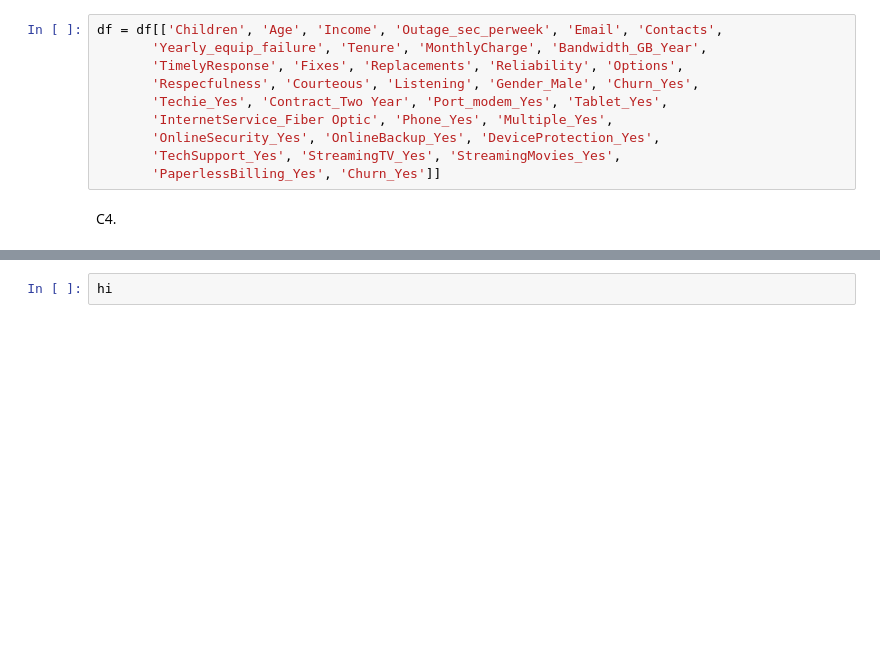
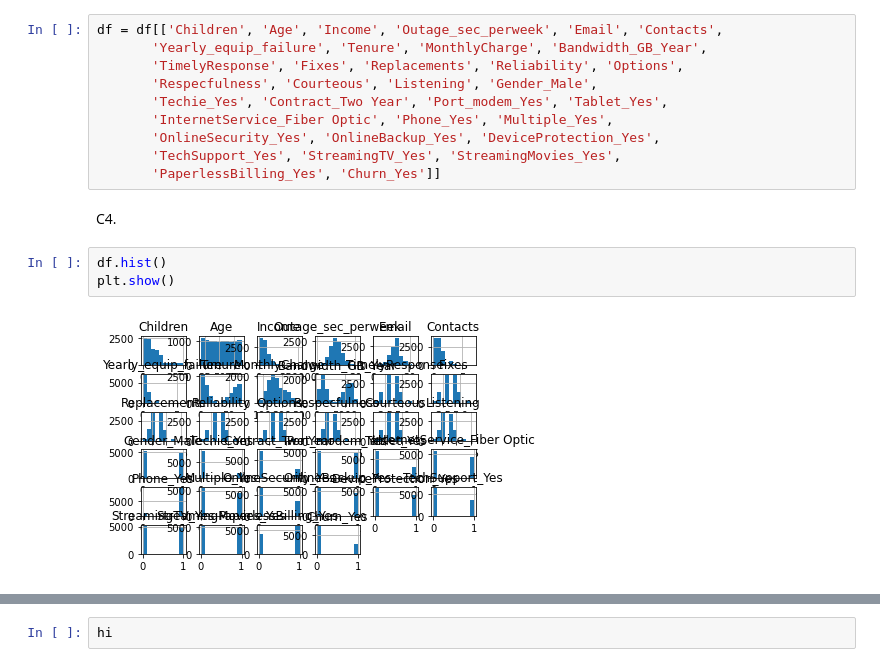
Before and after one commit to michaelle93/D208PA2, a Jupyter notebook: D208PA2.ipynb, the cells around one changed output, grey strips where cells are left out. Cells and saved outputs as stored; diff of their text form; blank space fills up the shorter version.

```diff
--- a/D208PA2.ipynb
+++ b/D208PA2.ipynb
@@ -267,7 +344,7 @@ Index(['Children', 'Age', 'Income', 'Outage_sec_perweek', 'Email', 'Contacts',
 df = df[['Children', 'Age', 'Income', 'Outage_sec_perweek', 'Email', 'Contacts',
        'Yearly_equip_failure', 'Tenure', 'MonthlyCharge', 'Bandwidth_GB_Year',
        'TimelyResponse', 'Fixes', 'Replacements', 'Reliability', 'Options',
-       'Respecfulness', 'Courteous', 'Listening', 'Gender_Male', 'Churn_Yes',
+       'Respecfulness', 'Courteous', 'Listening', 'Gender_Male',
        'Techie_Yes', 'Contract_Two Year', 'Port_modem_Yes', 'Tablet_Yes',
        'InternetService_Fiber Optic', 'Phone_Yes', 'Multiple_Yes',
        'OnlineSecurity_Yes', 'OnlineBackup_Yes', 'DeviceProtection_Yes',
@@ -275,3 +352,8 @@ df = df[['Children', 'Age', 'Income', 'Outage_sec_perweek', 'Email', 'Contacts',
        'PaperlessBilling_Yes', 'Churn_Yes']]
 # %% [markdown]
 C4.
+# %%
+df.hist()
+plt.show()
+# %% [output]
+[figure, added]
```
Also changed, not shown: parts of 49 cells of this notebook.
